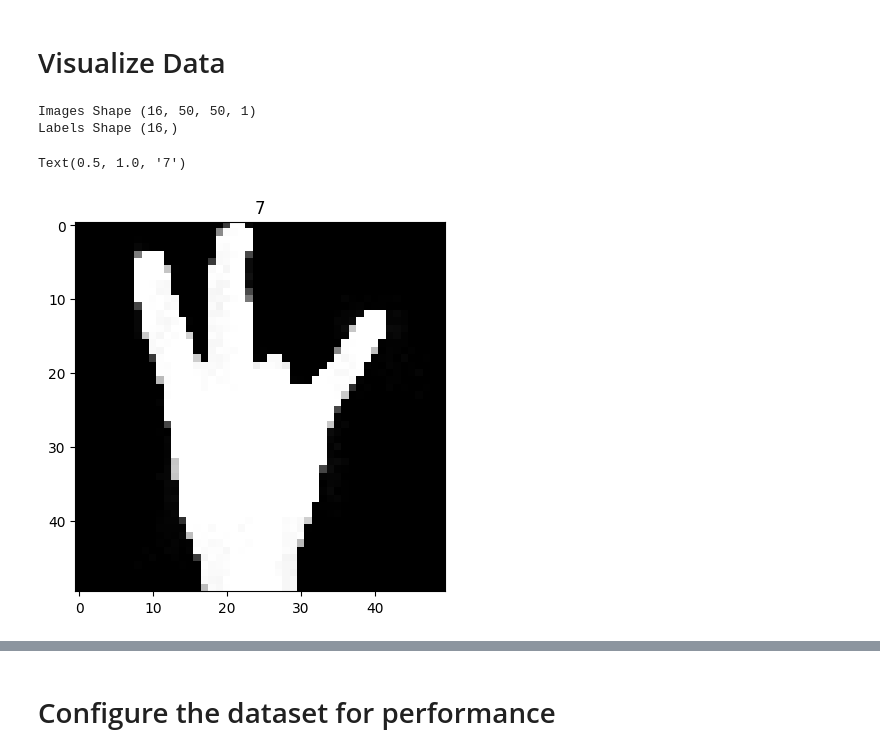
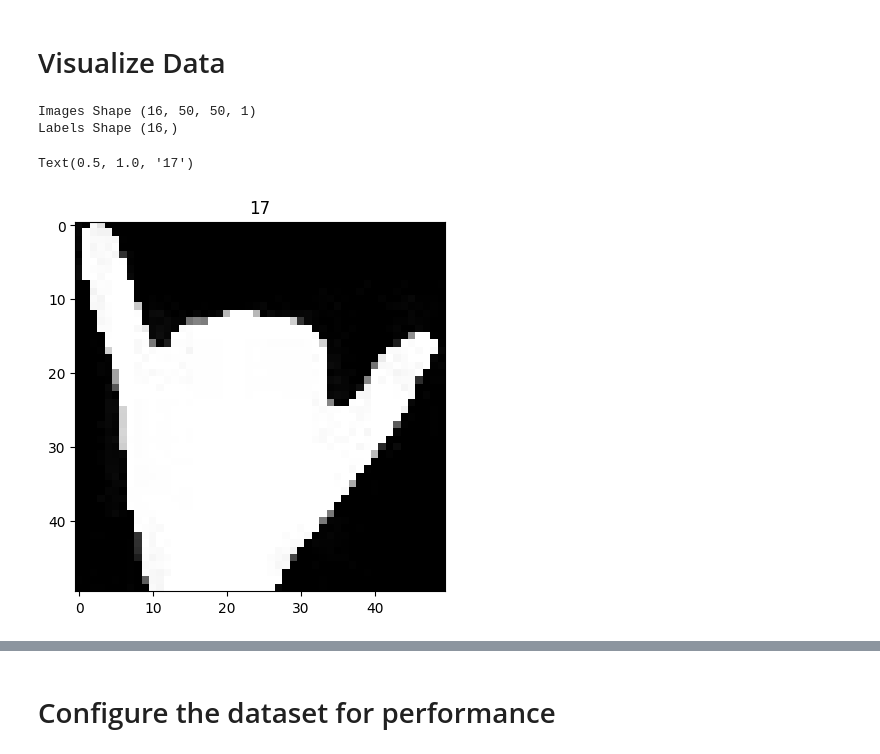
Before and after one commit to reda-mohsen/Hand_Gesture_Recognition, a Jupyter notebook: Hand_Recognition.ipynb, the cells around one changed output, grey strips where cells are left out. Drawn from its saved outputs; the diff is of its cells as text; code cells hidden in the pictures.

```diff
--- a/Hand_Recognition.ipynb
+++ b/Hand_Recognition.ipynb
@@ -125,12 +190,14 @@ print(np.min(first_image), np.max(first_image))
 # %%
 print('Images Shape', image_batch.shape)
 print('Labels Shape', labels_batch.shape)
-plt.imshow(image_batch[0],cmap='gray')
-plt.title(class_names[labels_batch[0]])
+# pick random example in the first batch
+random_batch_idx = np.random.choice(len(image_batch)) # batch)size = 16, normalized_train_dataset = 24000/16 = 1500
+plt.imshow(image_batch[random_batch_idx],cmap='gray')
+plt.title(class_names[labels_batch[random_batch_idx]])
 # %% [output]
 Images Shape (16, 50, 50, 1)
 Labels Shape (16,)
-Text(0.5, 1.0, '7')
+Text(0.5, 1.0, '17')
-[figure, old version]
+[figure, new version]
 # %%
 plt.figure(figsize=(10, 10))
```
Also changed, not shown: parts of 77 cells of this notebook.
